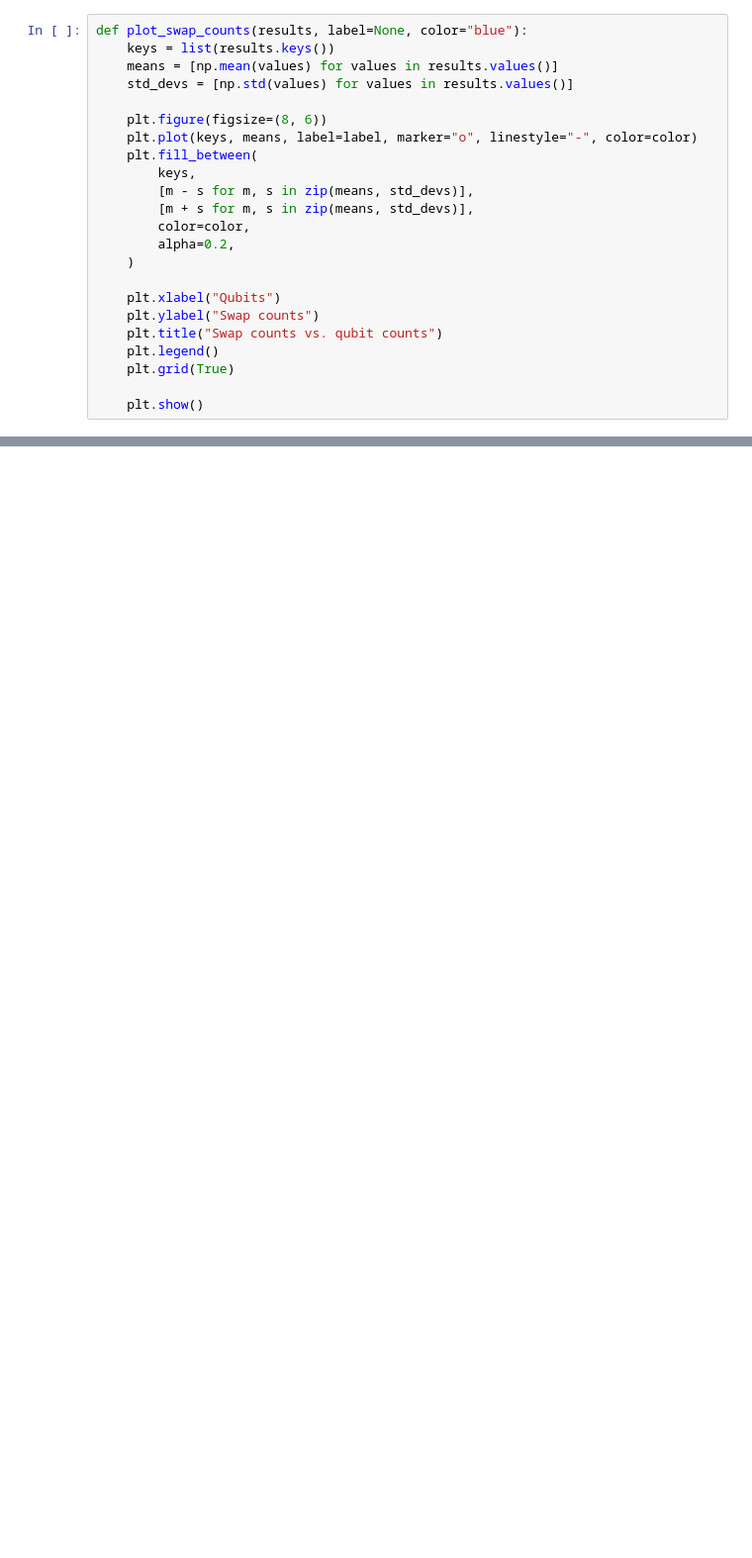
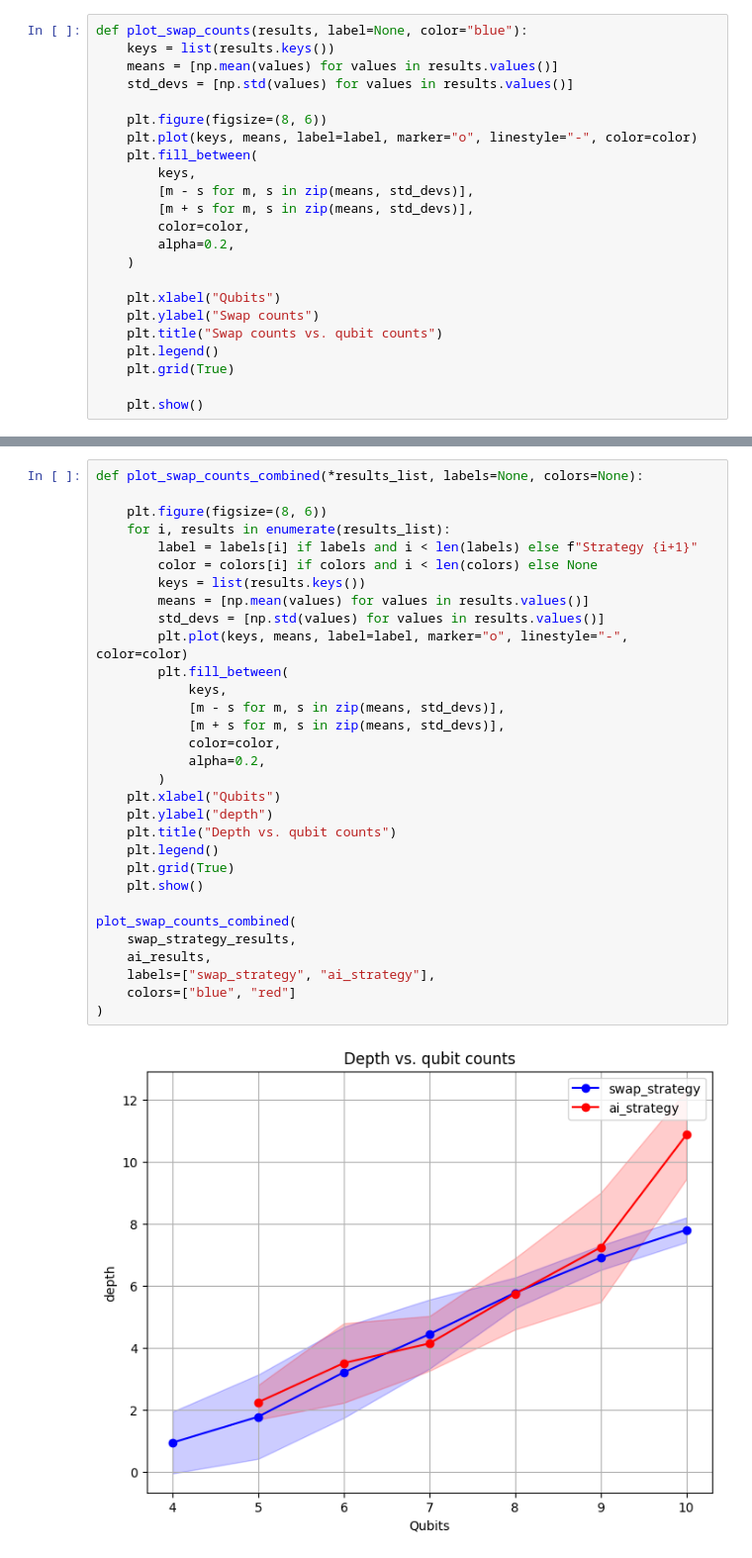
Before and after one commit to to24toro/AITranspiler, a Jupyter notebook: swap_gate_counting.ipynb, the cells around one changed output, grey strips where cells are left out. Shown: that part at 99% size. Cells and saved outputs as stored; diff of their text form; blank space fills up the shorter version.

```diff
--- a/swap_gate_counting.ipynb
+++ b/swap_gate_counting.ipynb
@@ -82,0 +209,33 @@ plot_swap_counts(swap_strategy_results, label="swap_strategy")
+# %%
+def plot_swap_counts_combined(*results_list, labels=None, colors=None):
+
+    plt.figure(figsize=(8, 6))
+    for i, results in enumerate(results_list):
+        label = labels[i] if labels and i < len(labels) else f"Strategy {i+1}"
+        color = colors[i] if colors and i < len(colors) else None
+        keys = list(results.keys())
+        means = [np.mean(values) for values in results.values()]
+        std_devs = [np.std(values) for values in results.values()]
+        plt.plot(keys, means, label=label, marker="o", linestyle="-", color=color)
+        plt.fill_between(
+            keys,
+            [m - s for m, s in zip(means, std_devs)],
+            [m + s for m, s in zip(means, std_devs)],
+            color=color,
+            alpha=0.2,
+        )
+    plt.xlabel("Qubits")
+    plt.ylabel("depth")
+    plt.title("Depth vs. qubit counts")
+    plt.legend()
+    plt.grid(True)
+    plt.show()
+
+plot_swap_counts_combined(
+    swap_strategy_results,
+    ai_results,
+    labels=["swap_strategy", "ai_strategy"],
+    colors=["blue", "red"]
+)
+# %% [output]
+[figure, added]
```
Also changed, not shown: parts of 7 cells of this notebook, 7 other files.
